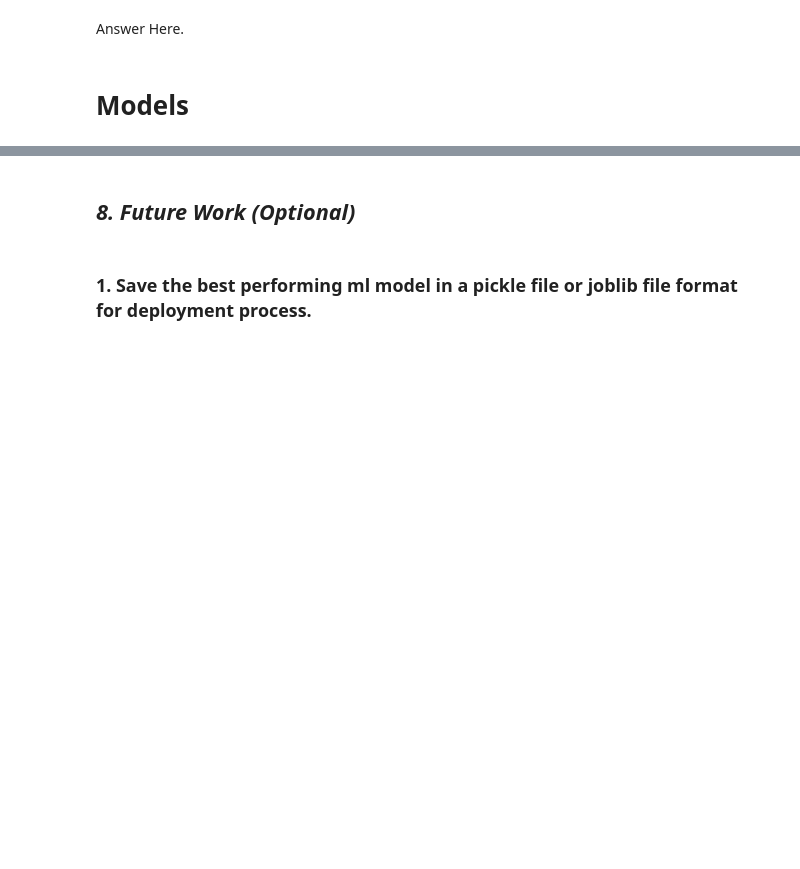
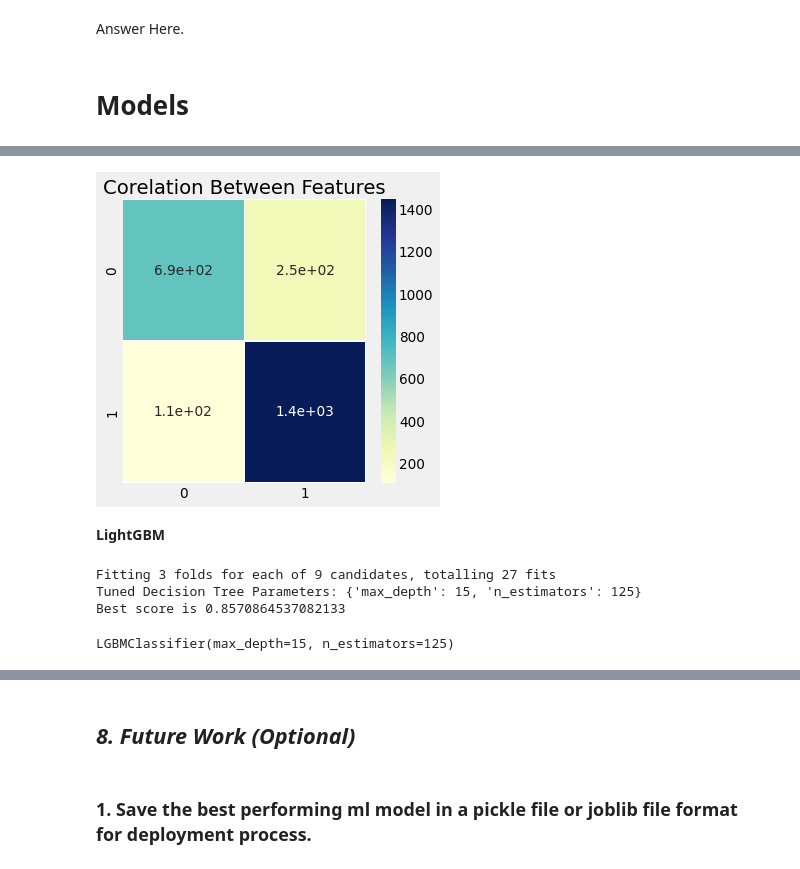
Before and after one commit to kumarabhinavthakur274/Zomato-Restaurant-Clustering-And-Sentiment-Analysis, a Jupyter notebook: Kumar_Abhinav_Zomato_Restaurant_Clustering_And_Sentiment_Analysis.ipynb, the cells around one changed output, grey strips where cells are left out. Saved outputs shown, nothing was run; the diff lists cells and outputs as text; code cells hidden in the pictures; blank space fills up the shorter version.

```diff
--- a/Kumar_Abhinav_Zomato_Restaurant_Clustering_And_Sentiment_Analysis.ipynb
+++ b/Kumar_Abhinav_Zomato_Restaurant_Clustering_And_Sentiment_Analysis.ipynb
@@ -5428,4 +5458,3 @@ scores= { }
 for key, value in models.items():
     model = value
     model.fit(X_train, y_train)
-    scores[key] = model.score(X_test, y_test)
@@ -5431,0 +5600,4 @@ for key, value in models.items():
+# %%
+# prediction report
+xgb_pred = xgb_cv.predict(X_test)
+print(classification_report(y_test,xgb_pred,digits=4))
@@ -5431,0 +5613,34 @@ for key, value in models.items():
+# %%
+# confusion matrix
+conf_mat = confusion_matrix(y_test, xgb_pred)
+plt.rcParams['figure.figsize'] = (5, 5)
+sns.heatmap(conf_mat, annot = True, linewidths=.5, cmap="YlGnBu")
+plt.title('Corelation Between Features')
+plt.show()
+# %% [output]
+[figure, added]
+# %% [markdown]
+**LightGBM**
+# %%
+lgbc = lgb.LGBMClassifier()
+
+from sklearn.model_selection import GridSearchCV
+
+# let's find the best parameters for XGBRegressor by gridsearchcv
+lgbm_para={'n_estimators': [100,125,150],'max_depth': [15,20,25]}
+
+# Instantiating Decision Tree classifier
+lgbm_cv = GridSearchCV(estimator=lgbc ,param_grid=lgbm_para,cv=3,scoring='accuracy',verbose=5,n_jobs=-1)
+
+lgbm_cv.fit(X_train, y_train)
+# Print the tuned parameters and score
+print("Tuned Decision Tree Parameters: {}".format(lgbm_cv.best_params_))
+print("Best score is {}".format(lgbm_cv.best_score_))
+
+#Finding the best fit
+lgbm_cv.best_estimator_
+# %% [output]
+Fitting 3 folds for each of 9 candidates, totalling 27 fits
+Tuned Decision Tree Parameters: {'max_depth': 15, 'n_estimators': 125}
+Best score is 0.8570864537082133
+LGBMClassifier(max_depth=15, n_estimators=125)
```
Also changed, not shown: parts of 43 cells of this notebook.
